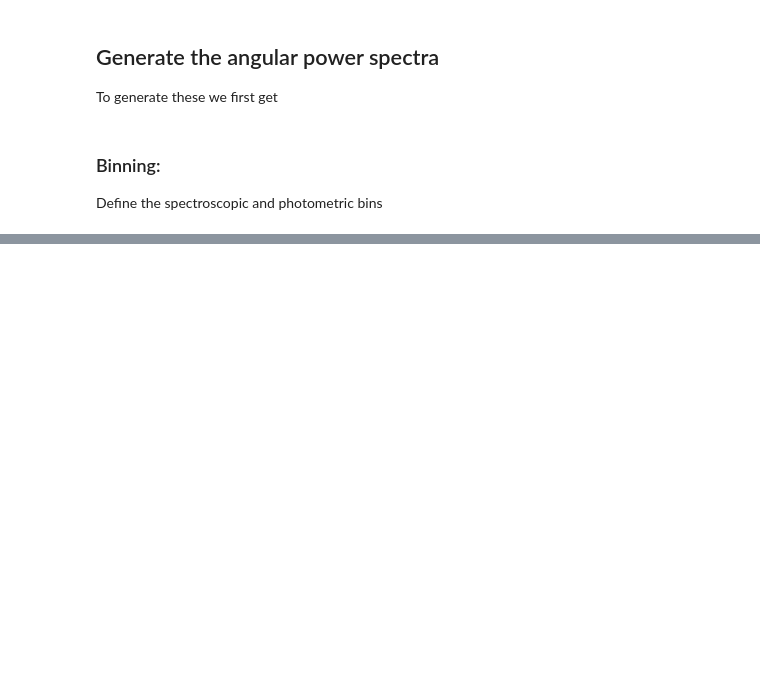
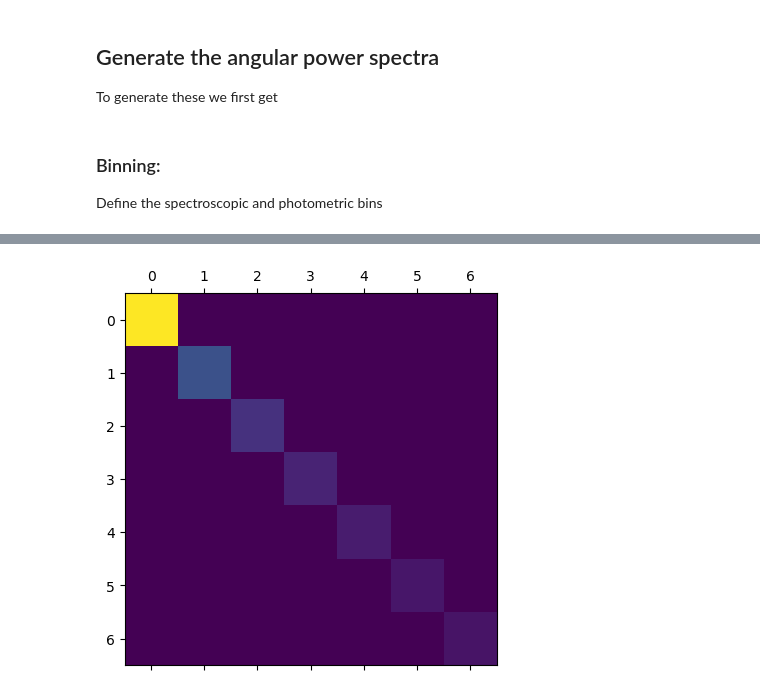
Before and after one commit to XanderHenrik/Masters-Project, a Jupyter notebook: notebooks/Gaussian_diagonal_covariance.ipynb, the cells around one changed output, grey strips where cells are left out. Saved outputs shown, nothing was run; the diff lists cells and outputs as text; code cells hidden in the pictures; blank space fills up the shorter version.

```diff
--- a/notebooks/Gaussian_diagonal_covariance.ipynb
+++ b/notebooks/Gaussian_diagonal_covariance.ipynb
@@ -149,0 +208,30 @@ cmb_l = ccl.CMBLensingTracer(lcdm_cosmo, z_source=1100.)
+# %%
+# Define the auto and cross correlations of the CMB lensing tracer within the 6xapt framework:
+auto_cmb = ccl.angular_cl(lcdm_cosmo, cmb_l, cmb_l, l, l_limber=1120)
+cmb_wl = {i: ccl.angular_cl(lcdm_cosmo, cmb_l, wl[i], l, l_limber=1120) for i in range(len(phot_tomo_bins))}
+cmb_gc_ph = {i: ccl.angular_cl(lcdm_cosmo, cmb_l, photo_clus[i], l, l_limber=1120) for i in range(len(phot_tomo_bins))}
+cmb_gc_sp = {i: ccl.angular_cl(lcdm_cosmo, spec_clus[i], cmb_l, l, l_limber=1120) for i in range(len(spec_tomo_bins))}
+
+# For the gaussian covariance, we also need the auto-correlations of the tracers:
+auto_gc_ph = {i: ccl.angular_cl(lcdm_cosmo, photo_clus[i], photo_clus[i], l) for i in range(len(phot_tomo_bins))}
+auto_gc_sp = {i: ccl.angular_cl(lcdm_cosmo, spec_clus[i], spec_clus[i], l) for i in range(len(spec_tomo_bins))}
+auto_wl = {i: ccl.angular_cl(lcdm_cosmo, wl[i], wl[i], l) for i in range(len(phot_tomo_bins))}
+
+# The noise types accompanying the angular power spectra:
+# Poisson error for galaxy clustering noise, point sources tracing homogeneous background field:
+noise_gc = 1/n_bar * np.ones_like(auto_gc_ph[0])
+
+# Combined Poisson and Gaussian error for the point source distributions and Gaussian shear of galaxy shapes:
+sigma_e = 0.28 # sigma_e_squared
+noise_wl = sigma_e/n_bar * np.ones_like(auto_wl[0])
+
+# For the CMB lensing noise we reference the method of Planck, resulting in:
+noise_cmb_l = np.loadtxt('/home/xander/Masters-Project/notebooks/cmb_noise_Planck.txt')[:, 1]
+# %%
+# Now we want to determine the Gaussian covariance:
+cov_cmbl_wl = simple_Gaussian_cov(l, cmb_wl[0], cmb_wl[0], auto_cmb, auto_wl[0], 0.12, noise=noise_wl)
+
+plt.matshow(cov_cmbl_wl)
+plt.show()
+# %% [output]
+[figure, added]
```
Also changed, not shown: parts of 7 cells of this notebook, 2 other files.
